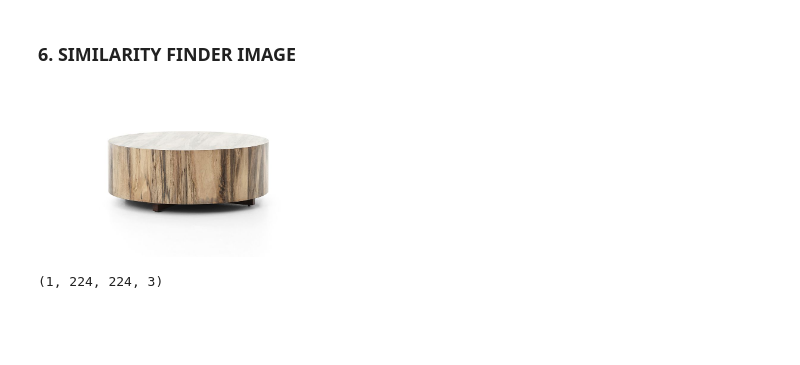
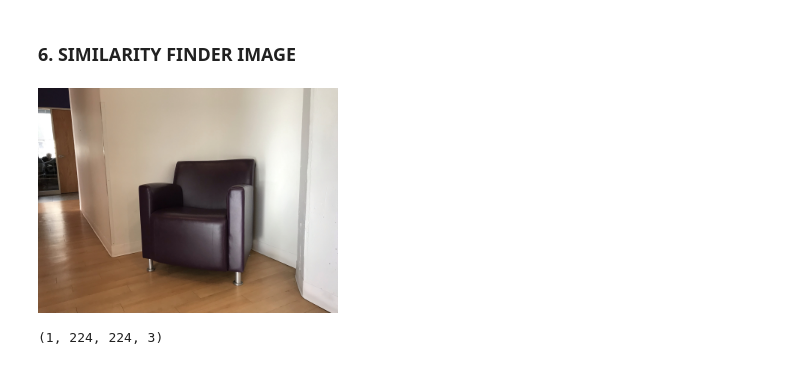
Before and after one commit to anjumorris/HomeDecorHelper, a Jupyter notebook: code/application.ipynb, the cells around one changed output. Cells and saved outputs as stored; diff of their text form; code cells hidden in the pictures; blank space fills up the shorter version.

```diff
--- a/code/application.ipynb
+++ b/code/application.ipynb
@@ -166,10 +166,10 @@ user_excerpt
 # %% [markdown]
 ### 6. SIMILARITY FINDER IMAGE
 # %%
-pic_link = '../data/samples/crate_barrel/crate_coffee_cirwood1.jpeg'
+pic_link = '../data/samples/my_pics/IMG_4288.jpg'
 display(Image(filename=pic_link,width=300, height=300))
 # %% [output]
-[figure, old version]
+[figure, new version]
 # %%
 # matrices the input image
 user_img_matrix=get_input(pic_link)
```
Also changed, not shown: parts of 7 cells of this notebook.
